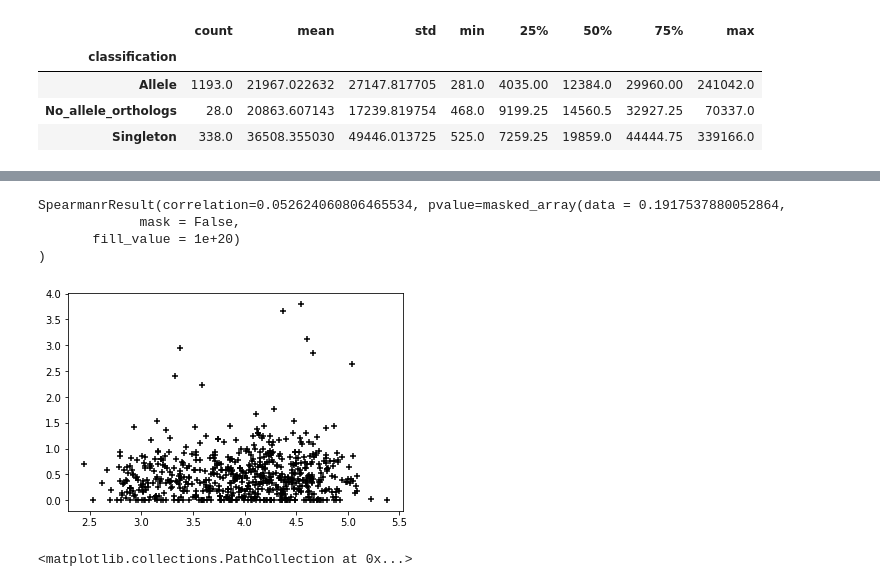
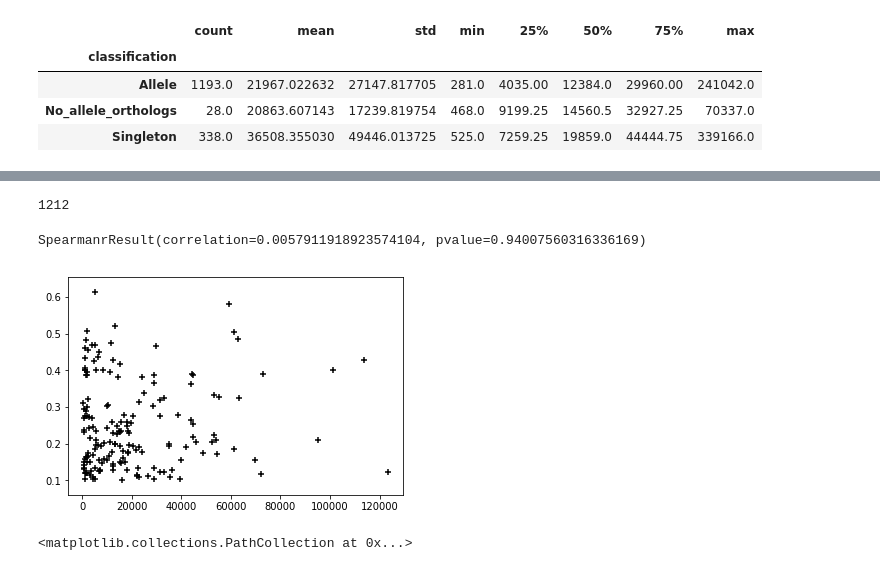
Before and after one commit to BenjaminSchwessinger/Pst_104E_analysis, a Jupyter notebook: Pst_104E_v12_post_allele_analysis_v02.ipynb, the cells around one changed output, grey strips where cells are left out. Drawn from its saved outputs; the diff is of its cells as text; code cells hidden in the pictures.

```diff
--- a/Pst_104E_v12_post_allele_analysis_v02.ipynb
+++ b/Pst_104E_v12_post_allele_analysis_v02.ipynb
@@ -1676,17 +1679,19 @@ e_allele_to_b_closest_df.head()
 | 2 | evm.TU.pcontig_000.9 | evm.TU.pcontig_000.11 | 5827 | Allele | evm.model.pcontig_000.9 | 0.4706 | 0.000000 | 0.000000 | ... |
 | 3 | evm.TU.pcontig_000.9 | evm.TU.pcontig_000.11 | 5827 | Allele | evm.model.pcontig_000.9 | 0.4823 | 0.000000 | 0.000000 | ... |
 | 4 | evm.TU.pcontig_000.14 | evm.TU.pcontig_000.11 | 6542 | Allele | evm.model.pcontig_000.14 | 98.9998 | 0.002457 | 0.000819 | ... |
+# %%
+len(e_allele_to_b_closest_df.distance)
+# %% [output]
+1212
 # %%
-x_now = np.log10(e_allele_to_b_closest_df.distance)
-y_now=e_allele_to_b_closest_df['vn00_dN/dS']
+df = e_allele_to_b_closest_df[e_allele_to_b_closest_df['protein_levenshtein'] > 0.1]
+x_now = df.distance
+y_now=df['protein_levenshtein']
 plt.scatter(x=x_now,y=y_now, marker ='+', color='k')
-print(stats.stats.spearmanr(x_now, y_now,nan_policy='omit'))
+print(stats.spearmanr(x_now, y_now,nan_policy='omit'))
 # %% [output]
-SpearmanrResult(correlation=0.052624060806465534, pvalue=masked_array(data = 0.1917537880052864,
-             mask = False,
-       fill_value = 1e+20)
-)
+SpearmanrResult(correlation=0.0057911918923574104, pvalue=0.94007560316336169)
-[figure, old version]
+[figure, new version]
 # %%
 fig, ax = plt.subplots(figsize=(12,12))
 plt.scatter(x=np.log10(e_allele_to_b_closest_df.distance), y=e_allele_to_b_closest_df['vn00_dN/dS'] )
```
Also changed, not shown: parts of 7 cells of this notebook, 3 other files.
